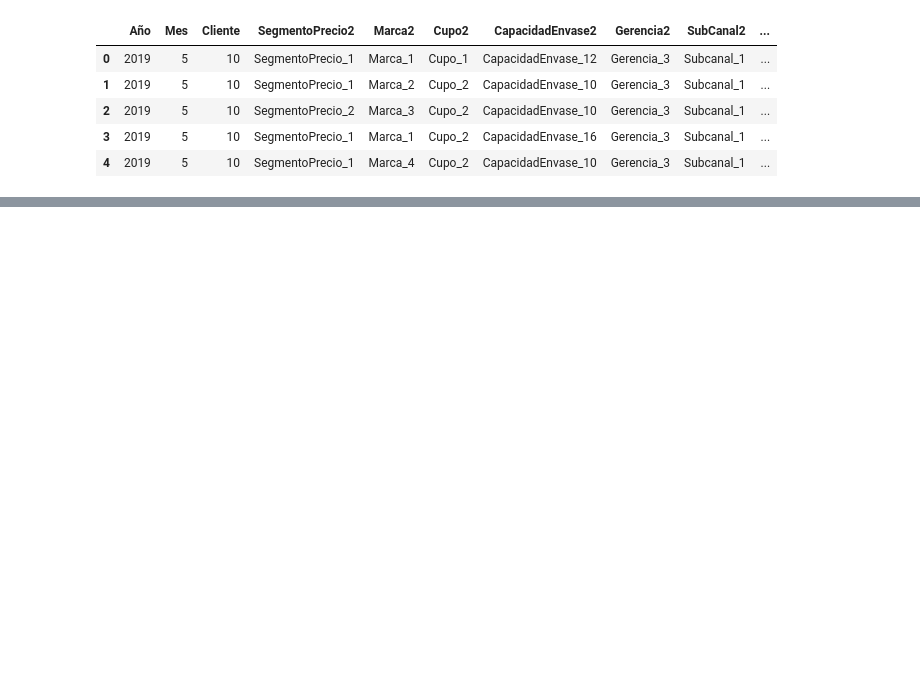
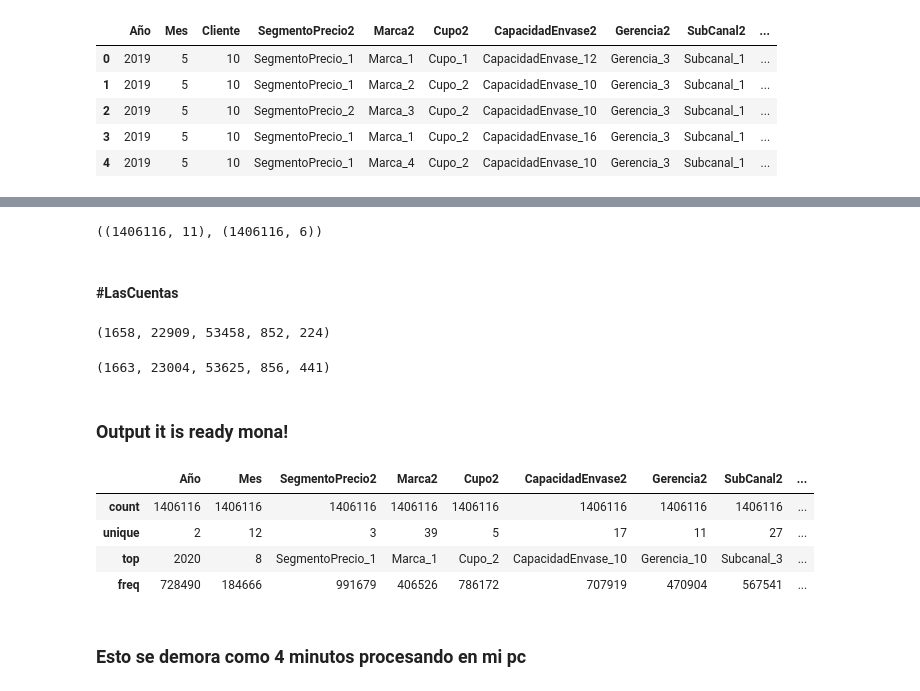
Before and after one commit to LauraTrujilloT/Datacup2020_TheCurlyPals_COL, a Jupyter notebook: notebooks/Oscar.ipynb, the cells around one changed output, grey strips where cells are left out. Drawn from its saved outputs; the diff is of its cells as text; code cells hidden in the pictures; blank space fills up the shorter version.

Commit message:
add: new process #OsquiLoLograsteVv :smile:

```diff
--- a/notebooks/Oscar.ipynb
+++ b/notebooks/Oscar.ipynb
@@ -110,0 +209,26 @@ data[data['Mes'] == 10]
+# %%
+data.shape, output.shape
+# %% [output]
+((1406116, 11), (1406116, 6))
+# %% [markdown]
+#### #LasCuentas
+# %%
+1401081-1399423,1401081-1378172,1401081-1347623,1401081-1400229,1401081-1400857
+# %% [output]
+(1658, 22909, 53458, 852, 224)
+# %%
+1406116-1404453,1406116-1383112,1406116-1352491,1406116-1405260,1406116-1405675
+# %% [output]
+(1663, 23004, 53625, 856, 441)
+# %% [markdown]
+### Output it is ready mona!
+# %%
+data.describe(exclude='int64')
+# %% [output]
+|  | Año | Mes | SegmentoPrecio2 | Marca2 | Cupo2 | CapacidadEnvase2 | Gerencia2 | SubCanal2 | ... |
+| count | 1406116 | 1406116 | 1406116 | 1406116 | 1406116 | 1406116 | 1406116 | 1406116 | ... |
+| unique | 2 | 12 | 3 | 39 | 5 | 17 | 11 | 27 | ... |
+| top | 2020 | 8 | SegmentoPrecio_1 | Marca_1 | Cupo_2 | CapacidadEnvase_10 | Gerencia_10 | Subcanal_3 | ... |
+| freq | 728490 | 184666 | 991679 | 406526 | 786172 | 707919 | 470904 | 567541 | ... |
+# %% [markdown]
+### Esto se demora como 4 minutos procesando en mi pc
```
Also changed, not shown: parts of 21 cells of this notebook.
